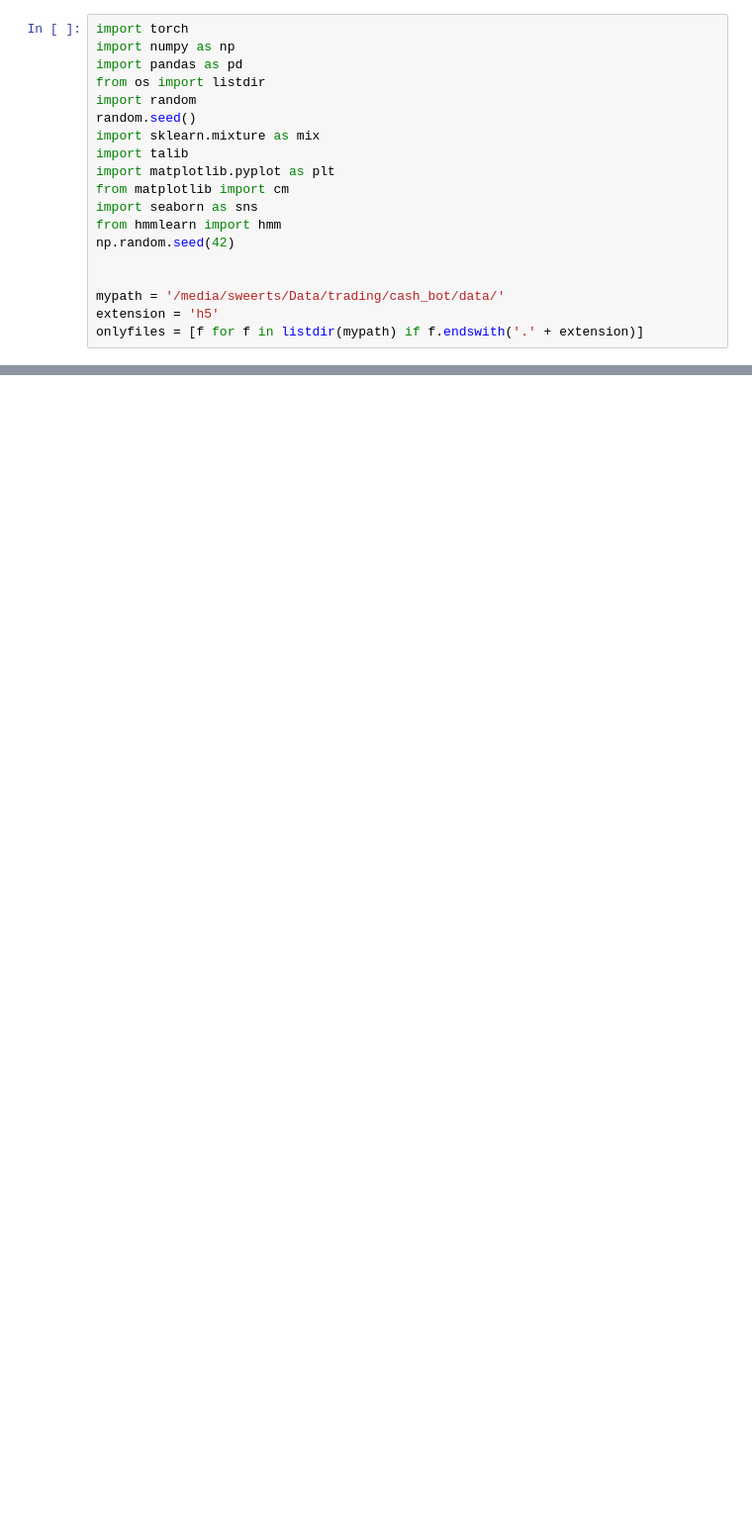
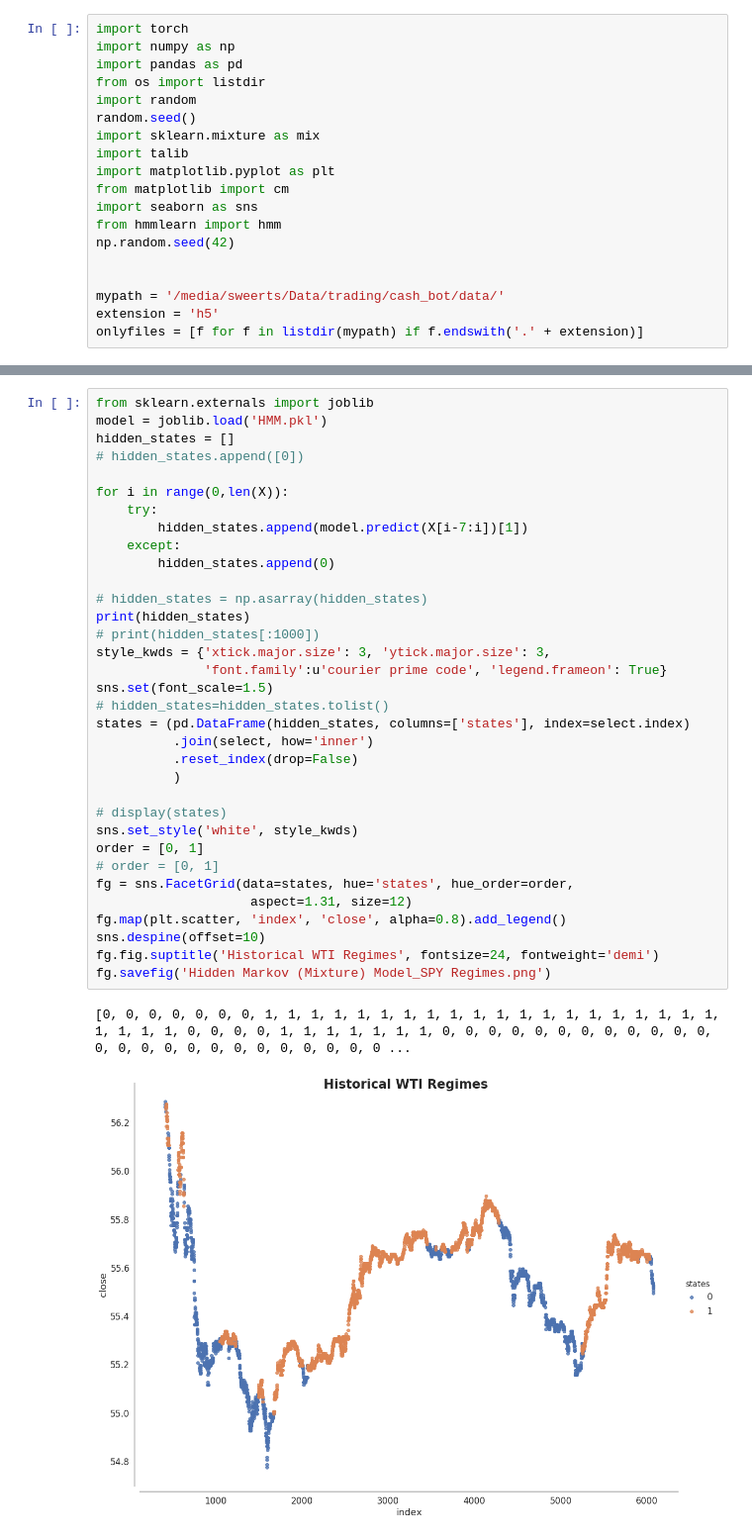
Before and after one commit to JeroenSweerts/TTF, a Jupyter notebook: HMM_test.ipynb, the cells around one changed output, grey strips where cells are left out. Shown at 99% size. Saved outputs shown, nothing was run; the diff lists cells and outputs as text; blank space fills up the shorter version.

```diff
--- a/HMM_test.ipynb
+++ b/HMM_test.ipynb
@@ -112,0 +98,37 @@ for i in range(100):
+# %%
+from sklearn.externals import joblib
+model = joblib.load('HMM.pkl')
+hidden_states = []
+# hidden_states.append([0])
+
+for i in range(0,len(X)):
+    try:
+        hidden_states.append(model.predict(X[i-7:i])[1])
+    except:
+        hidden_states.append(0)
+
+# hidden_states = np.asarray(hidden_states)
+print(hidden_states)
+# print(hidden_states[:1000])
+style_kwds = {'xtick.major.size': 3, 'ytick.major.size': 3,
+              'font.family':u'courier prime code', 'legend.frameon': True}
+sns.set(font_scale=1.5)
+# hidden_states=hidden_states.tolist()
+states = (pd.DataFrame(hidden_states, columns=['states'], index=select.index)
+          .join(select, how='inner')
+          .reset_index(drop=False)
+          )
+
+# display(states)
+sns.set_style('white', style_kwds)
+order = [0, 1]
+# order = [0, 1]
+fg = sns.FacetGrid(data=states, hue='states', hue_order=order,
+                    aspect=1.31, size=12)
+fg.map(plt.scatter, 'index', 'close', alpha=0.8).add_legend()
+sns.despine(offset=10)
+fg.fig.suptitle('Historical WTI Regimes', fontsize=24, fontweight='demi')
+fg.savefig('Hidden Markov (Mixture) Model_SPY Regimes.png')
+# %% [output]
+[0, 0, 0, 0, 0, 0, 0, 1, 1, 1, 1, 1, 1, 1, 1, 1, 1, 1, 1, 1, 1, 1, 1, 1, 1, 1, 1, 1, 1, 1, 1, 0, 0, 0, 0, 1, 1, 1, 1, 1, 1, 1, 0, 0, 0, 0, 0, 0, 0, 0, 0, 0, 0, 0, 0, 0, 0, 0, 0, 0, 0, 0, 0, 0, 0, 0, 0 ...
+[figure, added]
```
Also changed, not shown: parts of 5 cells of this notebook.
